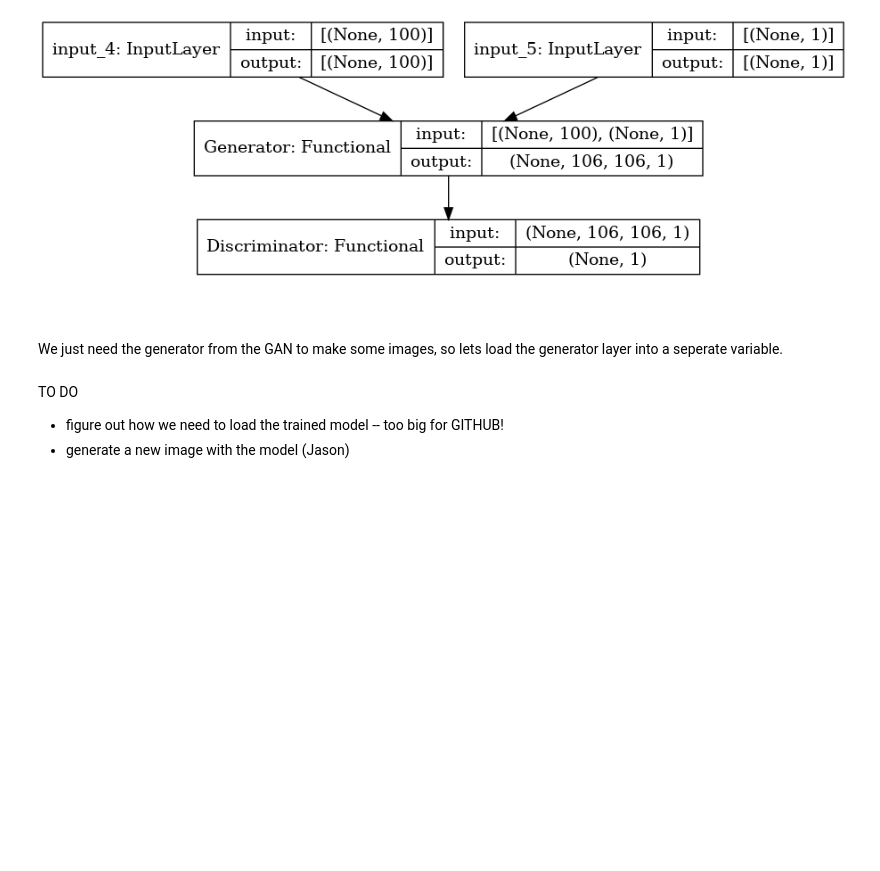
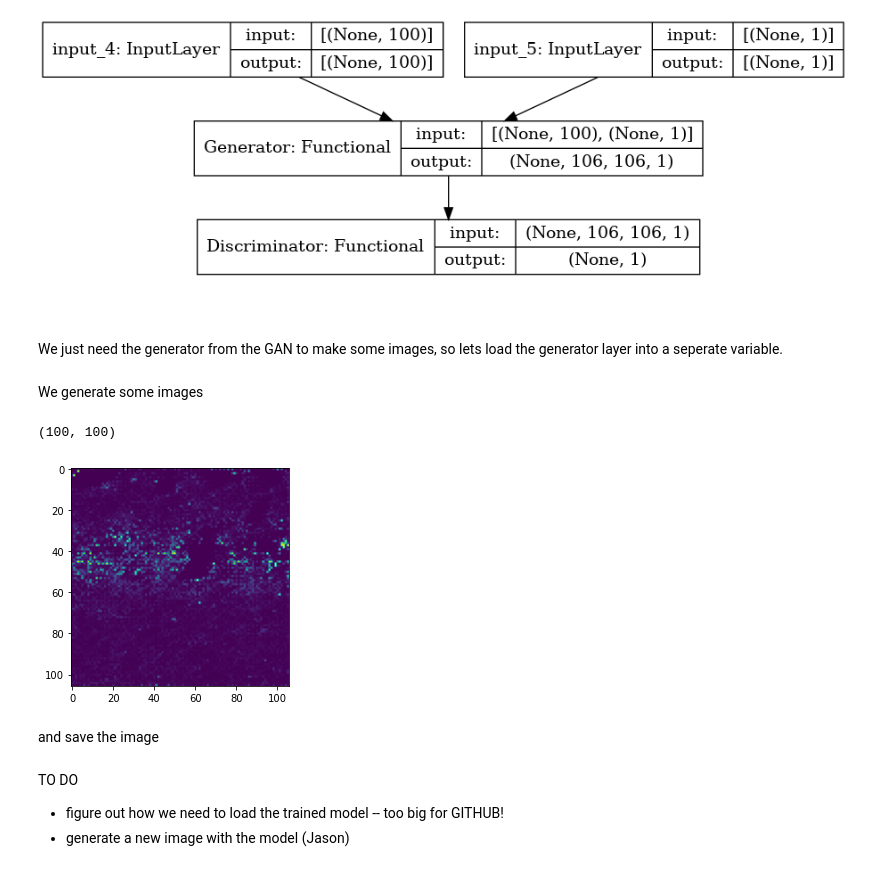
Before and after one commit to CSCI4850/s22-team9-project, a Jupyter notebook: demo.ipynb, the cells around one changed output. Cells and saved outputs as stored; diff of their text form; code cells hidden in the pictures; blank space fills up the shorter version.

```diff
--- a/demo.ipynb
+++ b/demo.ipynb
@@ -153,3 +147,23 @@ keras.utils.plot_model(model, show_shapes=True, expand_nested=False)
 <br><br>We just need the generator from the GAN to make some images, so lets load the generator layer into a seperate variable.
 # %%
 generator = model.get_layer(name="Generator")
+# %% [markdown]
+We generate some images
+# %%
+## Testing
+r, c = 10, 10
+noise = np.random.normal(-1, 1, (r * c, 100))
+print(noise.shape)
+sampled_labels = np.ones((100, 1))
+# Make some fakes!
+generated_images = generator.predict([noise, sampled_labels])
+# Plot them..
+# %% [output]
+(100, 100)
+# %%
+plt.imshow(image.array_to_img(generated_images[98,:,:,:]))
+plt.show()
+# %% [output]
+[figure, added]
+# %% [markdown]
+and save the image
```
Also changed, not shown: parts of 4 cells of this notebook.
